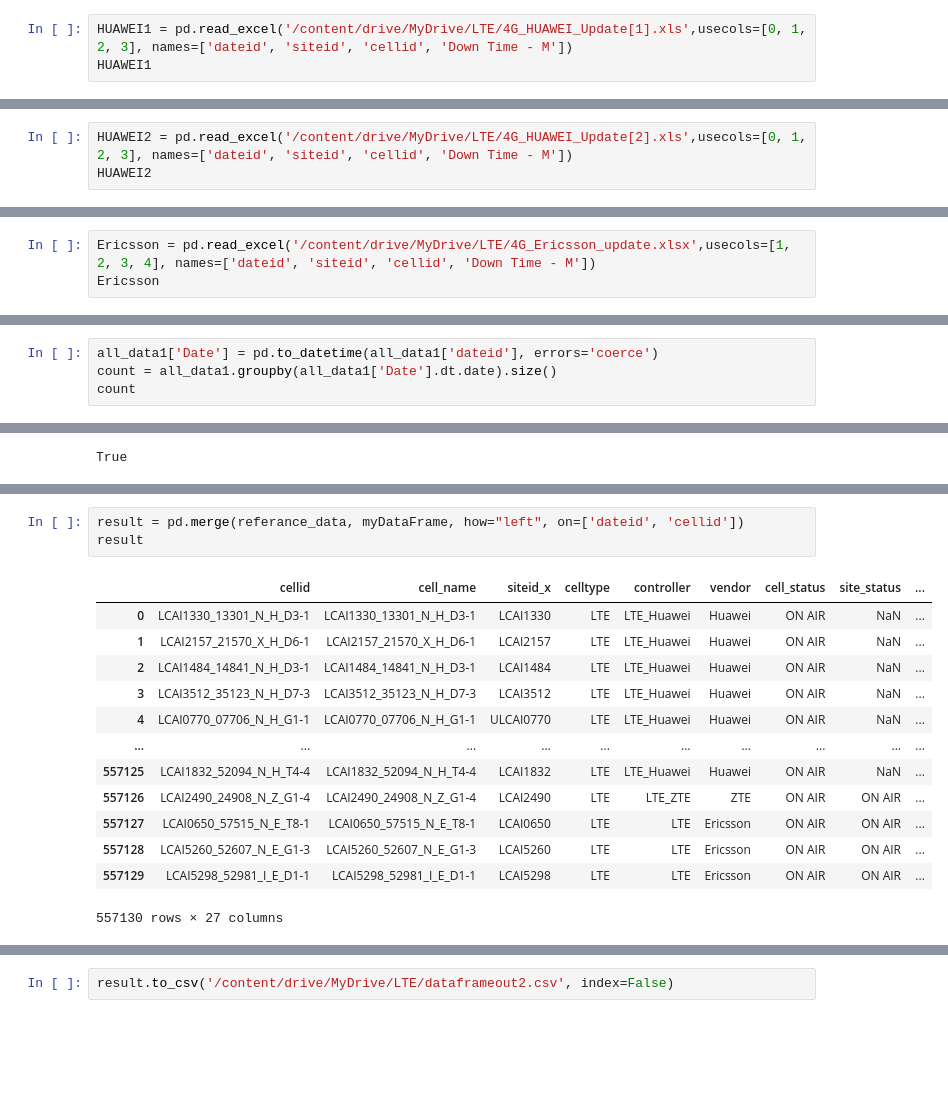
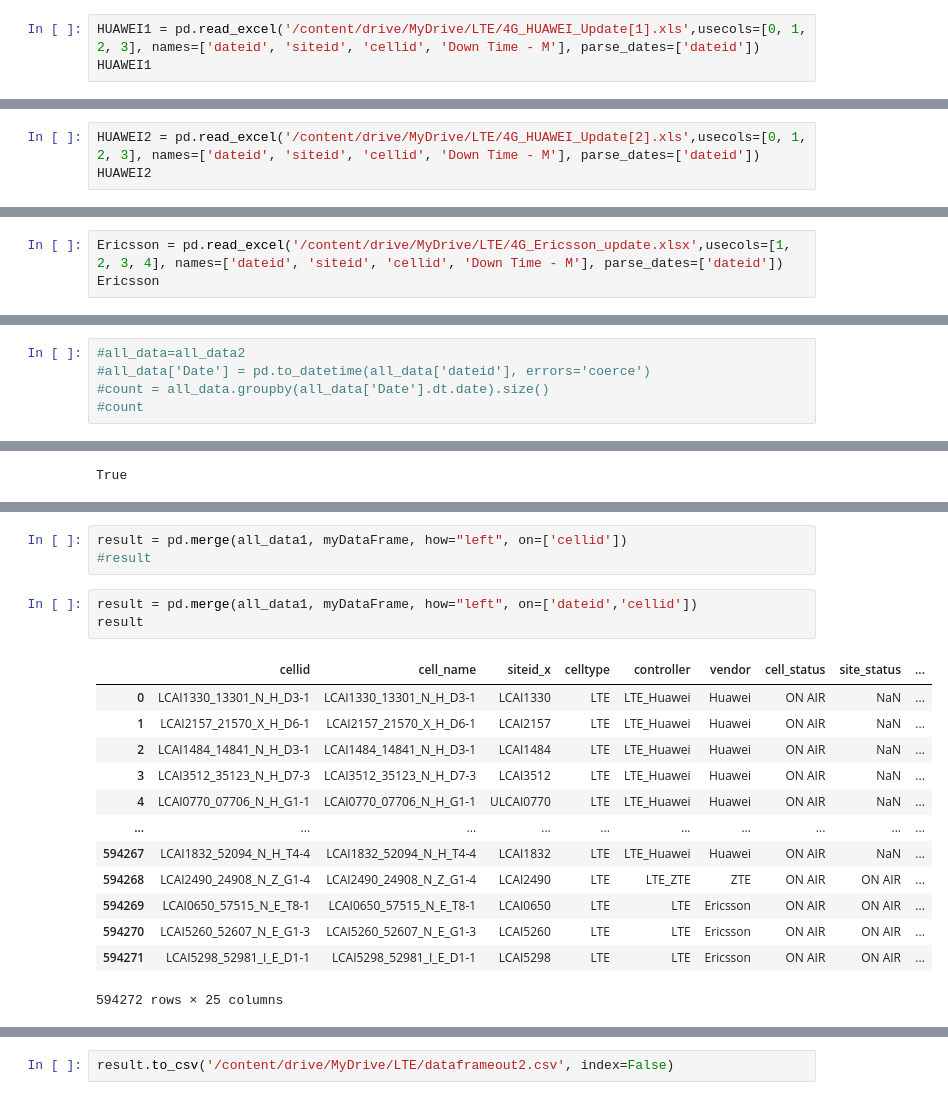
Before and after one commit to Ayman-Abdeen/Tools, a Jupyter notebook: LTE_tool.ipynb, the cells around one changed output, grey strips where cells are left out. Saved outputs shown, nothing was run; the diff lists cells and outputs as text; blank space fills up the shorter version.

```diff
--- a/LTE_tool.ipynb
+++ b/LTE_tool.ipynb
@@ -30,7 +30,7 @@ ZTE
 | 112629 | 1/31/2023 0:00 | LDEL1586_15861_N_Z_D3-1 | LDEL1586 | 0 |
 112630 rows × 4 columns
 # %%
-HUAWEI1 = pd.read_excel('/content/drive/MyDrive/LTE/4G_HUAWEI_Update[1].xls',usecols=[0, 1, 2, 3], names=['dateid', 'siteid', 'cellid', 'Down Time - M'])
+HUAWEI1 = pd.read_excel('/content/drive/MyDrive/LTE/4G_HUAWEI_Update[1].xls',usecols=[0, 1, 2, 3], names=['dateid', 'siteid', 'cellid', 'Down Time - M'], parse_dates=['dateid'])
 HUAWEI1
 # %% [output]
 |  | dateid | siteid | cellid | Down Time - M |
@@ -47,7 +47,7 @@ HUAWEI1
 | 57749 | 2023-01-31 | LCAI3145 | LCAI314531456NHG1-1 | 5 |
 57750 rows × 4 columns
 # %%
-HUAWEI2 = pd.read_excel('/content/drive/MyDrive/LTE/4G_HUAWEI_Update[2].xls',usecols=[0, 1, 2, 3], names=['dateid', 'siteid', 'cellid', 'Down Time - M'])
+HUAWEI2 = pd.read_excel('/content/drive/MyDrive/LTE/4G_HUAWEI_Update[2].xls',usecols=[0, 1, 2, 3], names=['dateid', 'siteid', 'cellid', 'Down Time - M'], parse_dates=['dateid'])
 HUAWEI2
 # %% [output]
 |  | dateid | siteid | cellid | Down Time - M |
@@ -89,7 +89,7 @@ HUAWEI
 | 37889 | 2023-01-07 | LCAI2254 | LCAI225422546NHG1-1 | 5 |
 95640 rows × 4 columns
 # %%
-Ericsson = pd.read_excel('/content/drive/MyDrive/LTE/4G_Ericsson_update.xlsx',usecols=[1, 2, 3, 4], names=['dateid', 'siteid', 'cellid', 'Down Time - M'])
+Ericsson = pd.read_excel('/content/drive/MyDrive/LTE/4G_Ericsson_update.xlsx',usecols=[1, 2, 3, 4], names=['dateid', 'siteid', 'cellid', 'Down Time - M'], parse_dates=['dateid'])
 Ericsson
 # %% [output]
 |  | dateid | siteid | cellid | Down Time - M |
@@ -273,6 +245,7 @@ all_data2
 | 557129 | LCAI5298_52981_I_E_D1-1 | LCAI5298_52981_I_E_D1-1 | LCAI5298 | LTE | LTE | Ericsson | ON AIR | ON AIR | ... |
 557130 rows × 23 columns
 # %%
-all_data1['Date'] = pd.to_datetime(all_data1['dateid'], errors='coerce')
-count = all_data1.groupby(all_data1['Date'].dt.date).size()
-count
+#all_data=all_data2
+#all_data['Date'] = pd.to_datetime(all_data['dateid'], errors='coerce')
+#count = all_data.groupby(all_data['Date'].dt.date).size()
+#count
@@ -382,20 +346,23 @@ True
+# %%
+result = pd.merge(all_data1, myDataFrame, how="left", on=['cellid'])
+#result
 # %%
-result = pd.merge(referance_data, myDataFrame, how="left", on=['dateid', 'cellid'])
+result = pd.merge(all_data1, myDataFrame, how="left", on=['dateid','cellid'])
 result
 # %% [output]
 |  | cellid | cell_name | siteid_x | celltype | controller | vendor | cell_status | site_status | ... |
 | 0 | LCAI1330_13301_N_H_D3-1 | LCAI1330_13301_N_H_D3-1 | LCAI1330 | LTE | LTE_Huawei | Huawei | ON AIR | NaN | ... |
 | 1 | LCAI2157_21570_X_H_D6-1 | LCAI2157_21570_X_H_D6-1 | LCAI2157 | LTE | LTE_Huawei | Huawei | ON AIR | NaN | ... |
 | 2 | LCAI1484_14841_N_H_D3-1 | LCAI1484_14841_N_H_D3-1 | LCAI1484 | LTE | LTE_Huawei | Huawei | ON AIR | NaN | ... |
 | 3 | LCAI3512_35123_N_H_D7-3 | LCAI3512_35123_N_H_D7-3 | LCAI3512 | LTE | LTE_Huawei | Huawei | ON AIR | NaN | ... |
 | 4 | LCAI0770_07706_N_H_G1-1 | LCAI0770_07706_N_H_G1-1 | ULCAI0770 | LTE | LTE_Huawei | Huawei | ON AIR | NaN | ... |
 | ... | ... | ... | ... | ... | ... | ... | ... | ... | ... |
-| 557125 | LCAI1832_52094_N_H_T4-4 | LCAI1832_52094_N_H_T4-4 | LCAI1832 | LTE | LTE_Huawei | Huawei | ON AIR | NaN | ... |
-| 557126 | LCAI2490_24908_N_Z_G1-4 | LCAI2490_24908_N_Z_G1-4 | LCAI2490 | LTE | LTE_ZTE | ZTE | ON AIR | ON AIR | ... |
-| 557127 | LCAI0650_57515_N_E_T8-1 | LCAI0650_57515_N_E_T8-1 | LCAI0650 | LTE | LTE | Ericsson | ON AIR | ON AIR | ... |
-| 557128 | LCAI5260_52607_N_E_G1-3 | LCAI5260_52607_N_E_G1-3 | LCAI5260 | LTE | LTE | Ericsson | ON AIR | ON AIR | ... |
-| 557129 | LCAI5298_52981_I_E_D1-1 | LCAI5298_52981_I_E_D1-1 | LCAI5298 | LTE | LTE | Ericsson | ON AIR | ON AIR | ... |
+| 594267 | LCAI1832_52094_N_H_T4-4 | LCAI1832_52094_N_H_T4-4 | LCAI1832 | LTE | LTE_Huawei | Huawei | ON AIR | NaN | ... |
+| 594268 | LCAI2490_24908_N_Z_G1-4 | LCAI2490_24908_N_Z_G1-4 | LCAI2490 | LTE | LTE_ZTE | ZTE | ON AIR | ON AIR | ... |
+| 594269 | LCAI0650_57515_N_E_T8-1 | LCAI0650_57515_N_E_T8-1 | LCAI0650 | LTE | LTE | Ericsson | ON AIR | ON AIR | ... |
+| 594270 | LCAI5260_52607_N_E_G1-3 | LCAI5260_52607_N_E_G1-3 | LCAI5260 | LTE | LTE | Ericsson | ON AIR | ON AIR | ... |
+| 594271 | LCAI5298_52981_I_E_D1-1 | LCAI5298_52981_I_E_D1-1 | LCAI5298 | LTE | LTE | Ericsson | ON AIR | ON AIR | ... |
-557130 rows × 27 columns
+594272 rows × 25 columns
 # %%
 result.describe()
 # %% [output]
```
Also changed, not shown: parts of 15 cells of this notebook.
